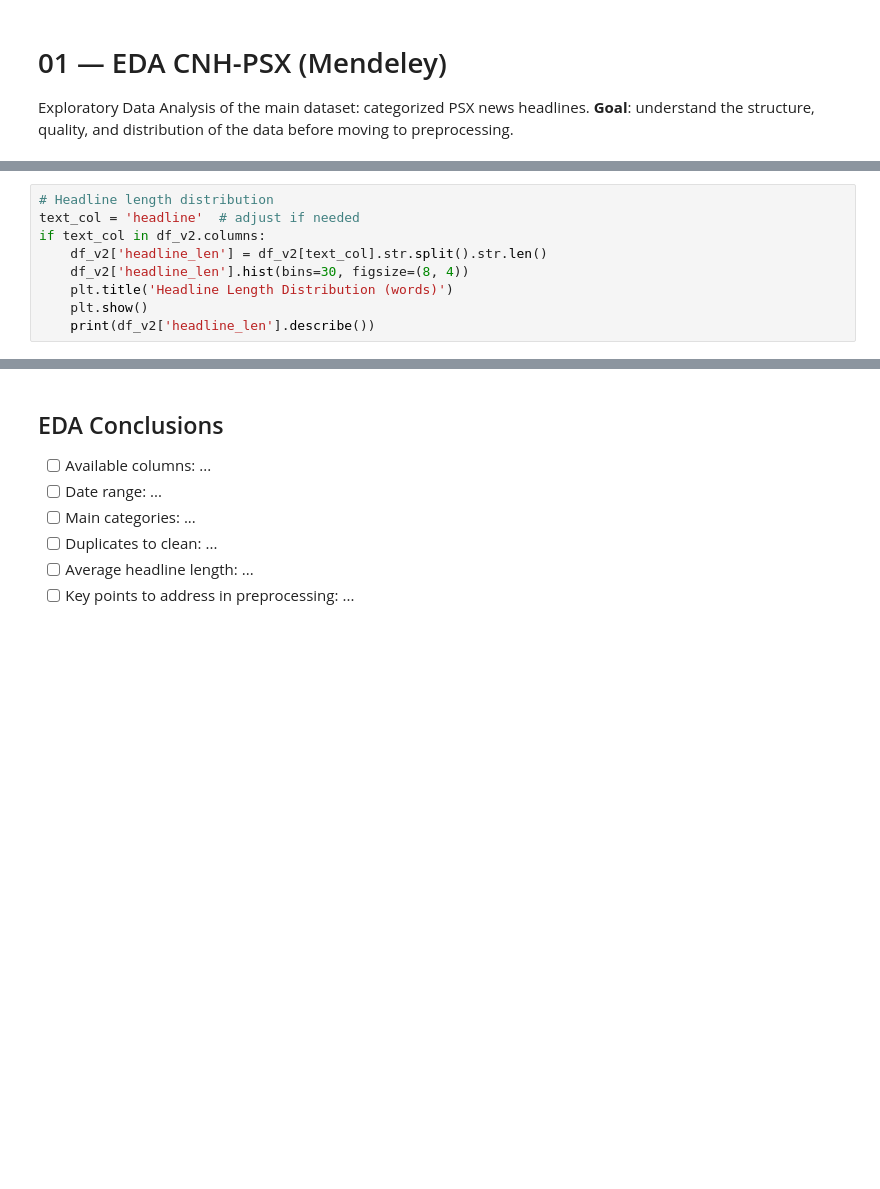
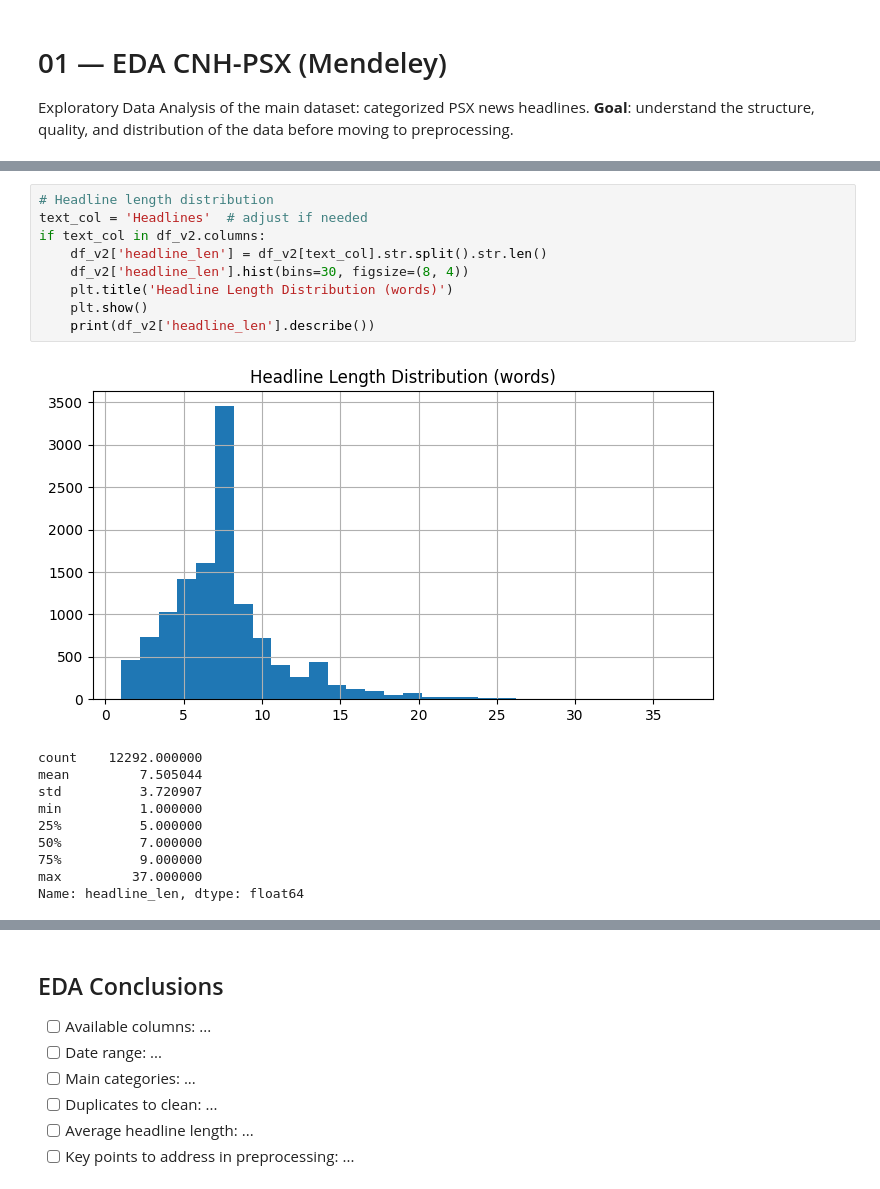
Before and after one commit to aserec05/psx-pnr, a Jupyter notebook: notebooks/01_eda_cnhpsx.ipynb, the cells around one changed output, grey strips where cells are left out. Saved outputs shown, nothing was run; the diff lists cells and outputs as text; blank space fills up the shorter version.

```diff
--- a/notebooks/01_eda_cnhpsx.ipynb
+++ b/notebooks/01_eda_cnhpsx.ipynb
@@ -45,12 +82,23 @@ if date_col in df_v2.columns:
 # %%
 # Headline length distribution
-text_col = 'headline'  # adjust if needed
+text_col = 'Headlines'  # adjust if needed
 if text_col in df_v2.columns:
     df_v2['headline_len'] = df_v2[text_col].str.split().str.len()
     df_v2['headline_len'].hist(bins=30, figsize=(8, 4))
     plt.title('Headline Length Distribution (words)')
     plt.show()
     print(df_v2['headline_len'].describe())
+# %% [output]
+[figure, added]
+count    12292.000000
+mean         7.505044
+std          3.720907
+min          1.000000
+25%          5.000000
+50%          7.000000
+75%          9.000000
+max         37.000000
+Name: headline_len, dtype: float64
 # %%
 # Duplicates
 if text_col in df_v2.columns:
```
Also changed, not shown: parts of 6 cells of this notebook, 7 other files.
